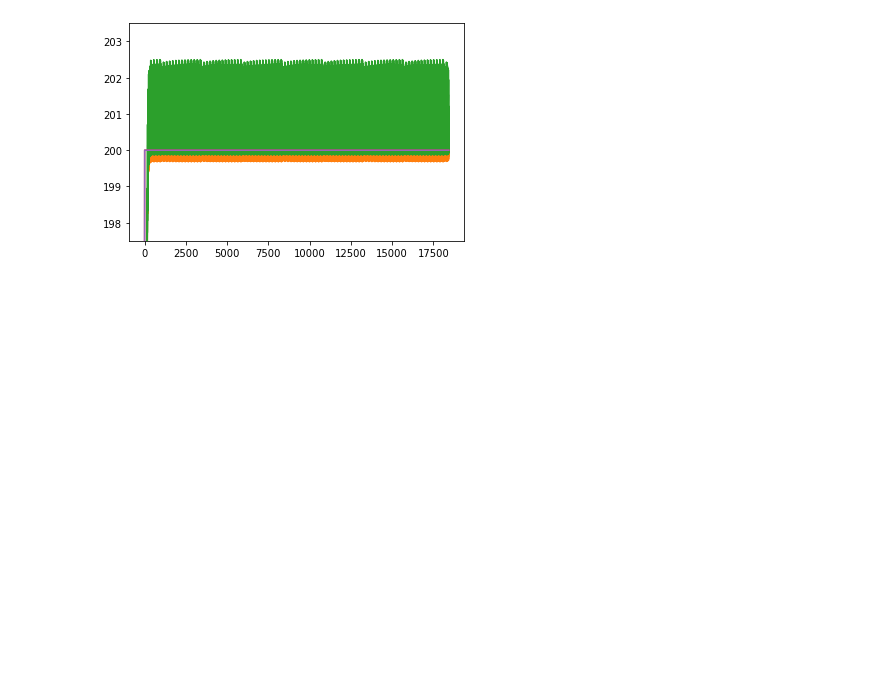
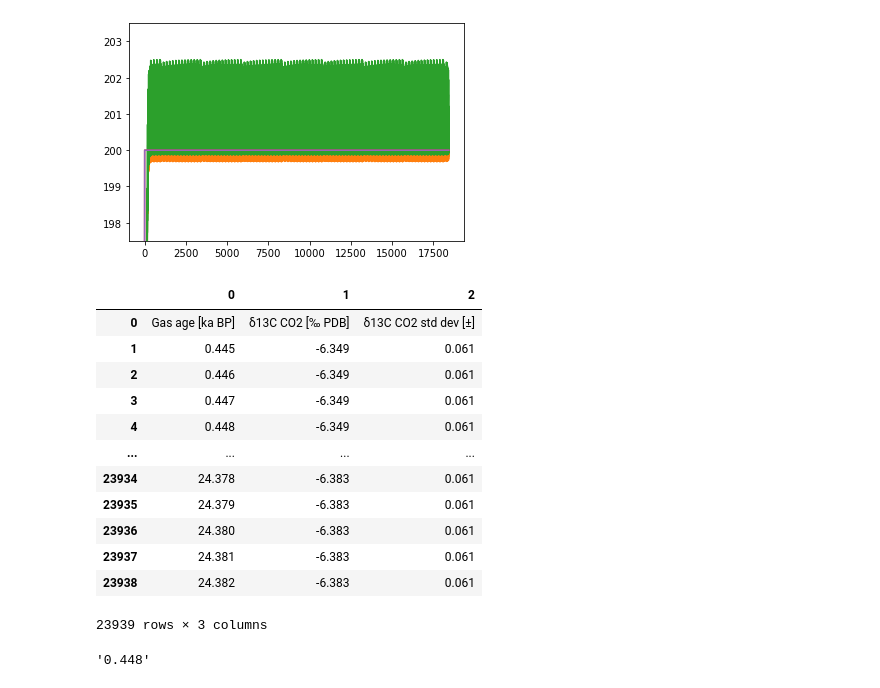
Before and after one commit to RyanAGreen/GoCmodel, a Jupyter notebook: scripts/testing.ipynb, the cells around one changed output. Saved outputs shown, nothing was run; the diff lists cells and outputs as text; code cells hidden in the pictures; blank space fills up the shorter version.

Commit message:
edited d13C dataframe

```diff
--- a/scripts/testing.ipynb
+++ b/scripts/testing.ipynb
@@ -24,0 +47,23 @@ for i in range(tracers.shape[0]):
+# %%
+string = '../data/observations/d13Catm_Monte-Carlo-Average.tab'
+
+df = pd.read_table(string, sep='\t', header=None)
+df
+# %% [output]
+|  | 0 | 1 | 2 |
+| 0 | Gas age [ka BP] | δ13C CO2 [‰ PDB] | δ13C CO2 std dev [±] |
+| 1 | 0.445 | -6.349 | 0.061 |
+| 2 | 0.446 | -6.349 | 0.061 |
+| 3 | 0.447 | -6.349 | 0.061 |
+| 4 | 0.448 | -6.349 | 0.061 |
+| ... | ... | ... | ... |
+| 23934 | 24.378 | -6.383 | 0.061 |
+| 23935 | 24.379 | -6.383 | 0.061 |
+| 23936 | 24.380 | -6.383 | 0.061 |
+| 23937 | 24.381 | -6.383 | 0.061 |
+| 23938 | 24.382 | -6.383 | 0.061 |
+23939 rows × 3 columns
+# %%
+df[0].iloc[4]
+# %% [output]
+'0.448'
```
Also changed, not shown: parts of 6 cells of this notebook.
